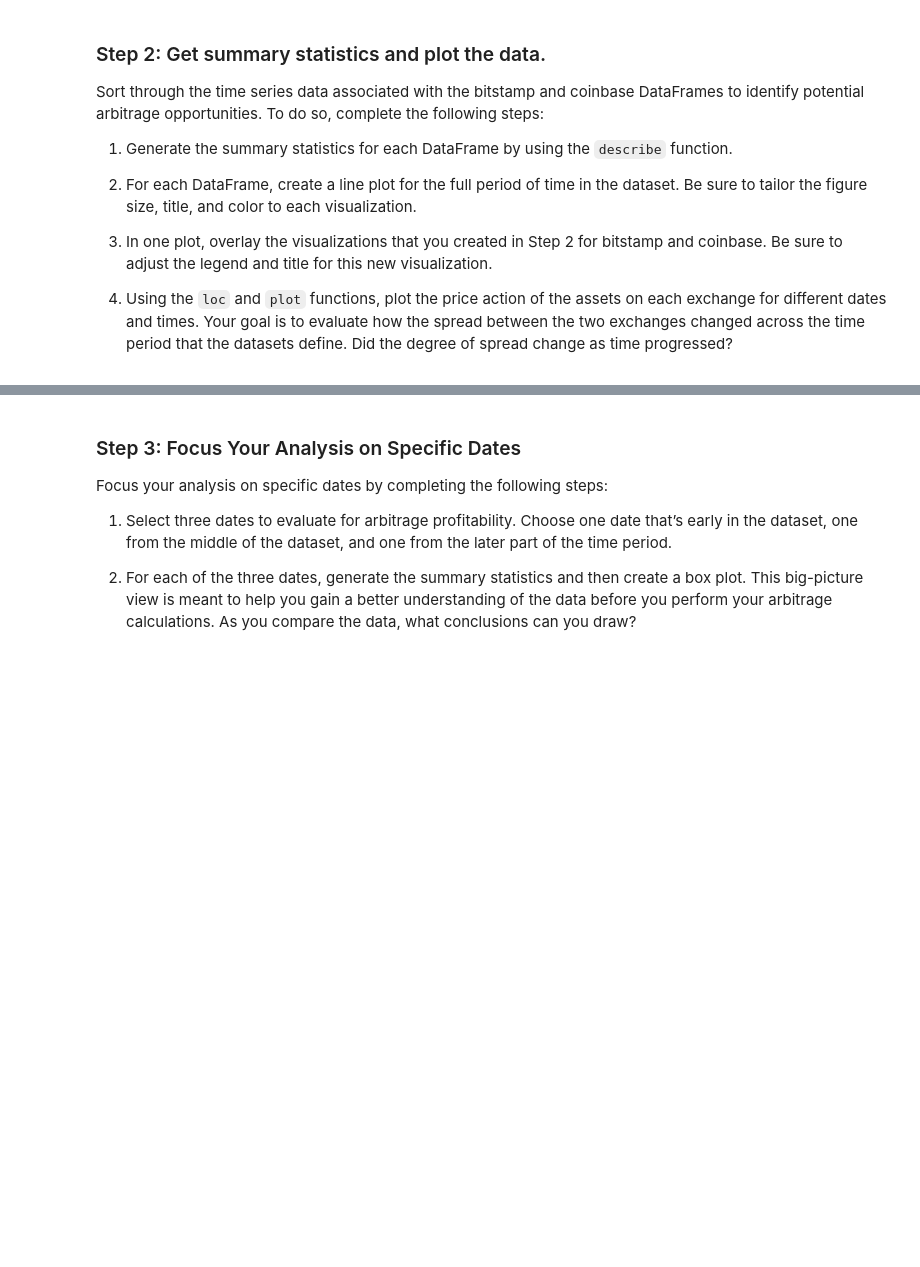
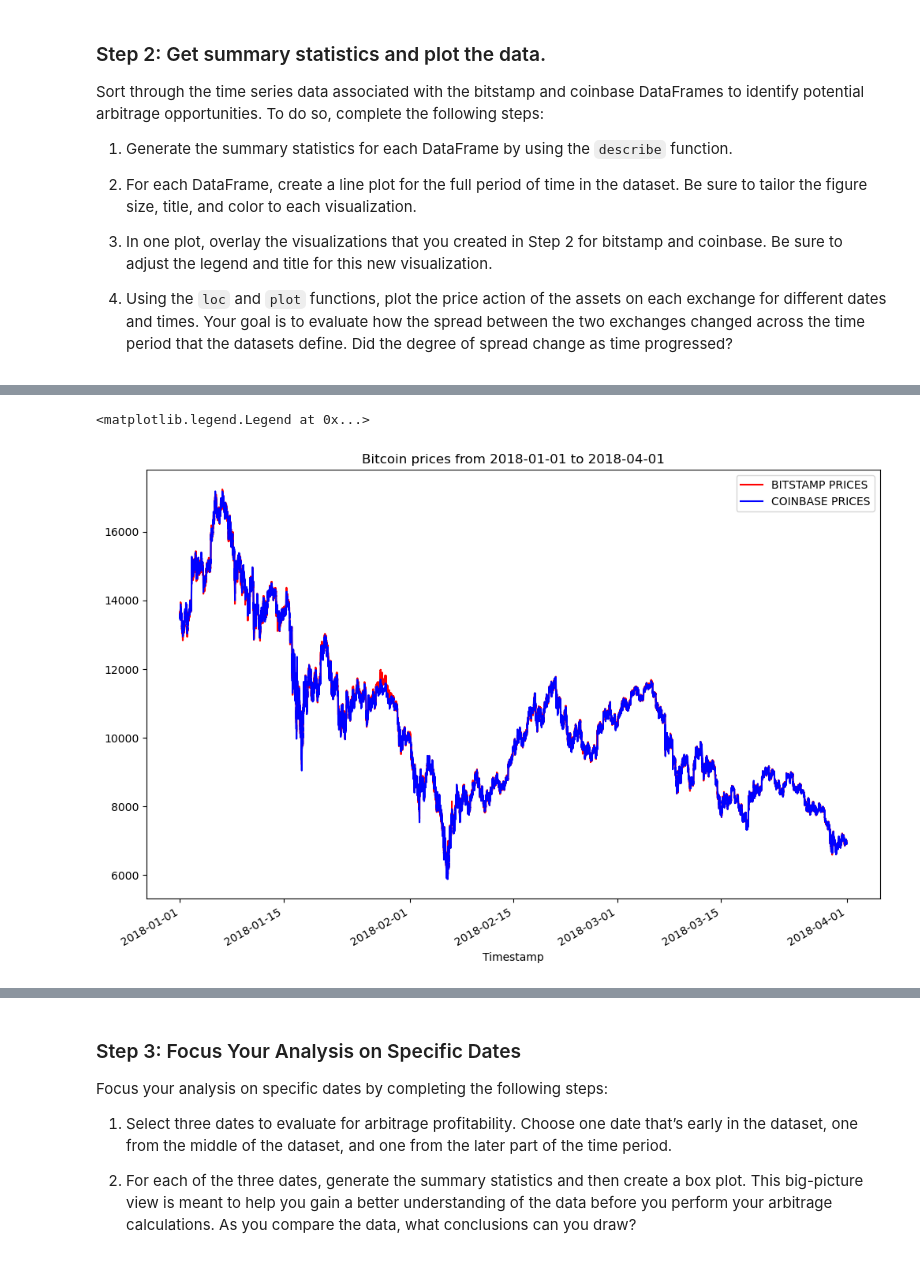
Before and after one commit to greg-krulin/Challenge3, a Jupyter notebook: crypto_arbitrage.ipynb, the cells around one changed output, grey strips where cells are left out. Cells and saved outputs as stored; diff of their text form; code cells hidden in the pictures; blank space fills up the shorter version.

```diff
--- a/crypto_arbitrage.ipynb
+++ b/crypto_arbitrage.ipynb
@@ -220,8 +250,14 @@ Sort through the time series data associated with the bitstamp and coinbase Data
 # %%
 # Overlay the visualizations for the bitstamp and coinbase DataFrames in one plot
 # The plot should visualize the prices over the full lenth of the dataset
 # Be sure to include the parameters: legend, figure size, title, and color and label
 # YOUR CODE HERE
+ax =bitstamp['Close'].plot(figsize = (12,8), color ='Red', title ="Bitcoin prices from 2018-01-01 to 2018-04-01")
+coinbase['Close'].plot( color = 'Blue')
+ax.legend(['BITSTAMP PRICES', 'COINBASE PRICES'])
+# %% [output]
+<matplotlib.legend.Legend at 0x...>
+[figure, added]
 # %%
 # Using the loc and plot functions, create an overlay plot that visualizes
 # the price action of both DataFrames for a one month period early in the dataset
```
Also changed, not shown: parts of 9 cells of this notebook.
